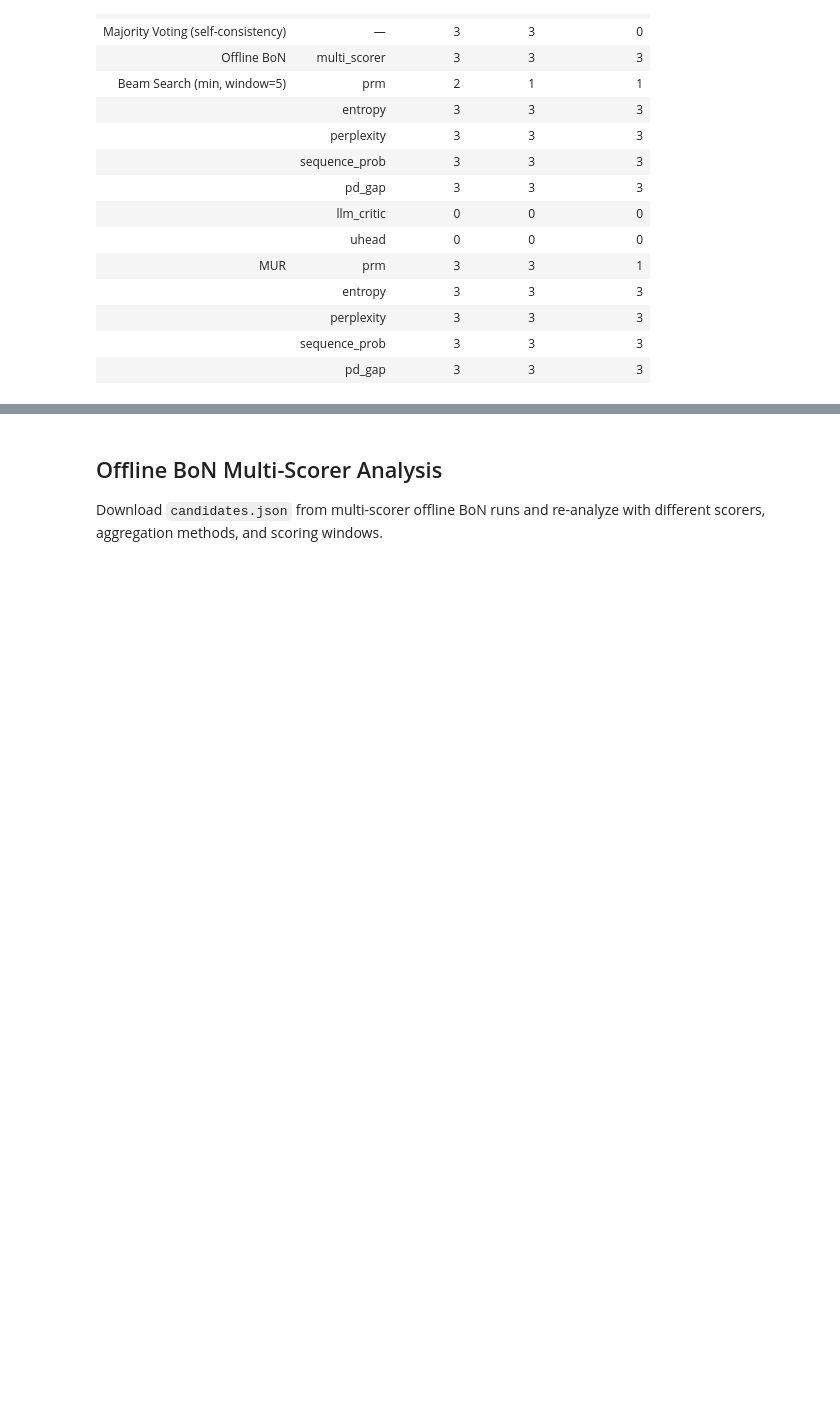
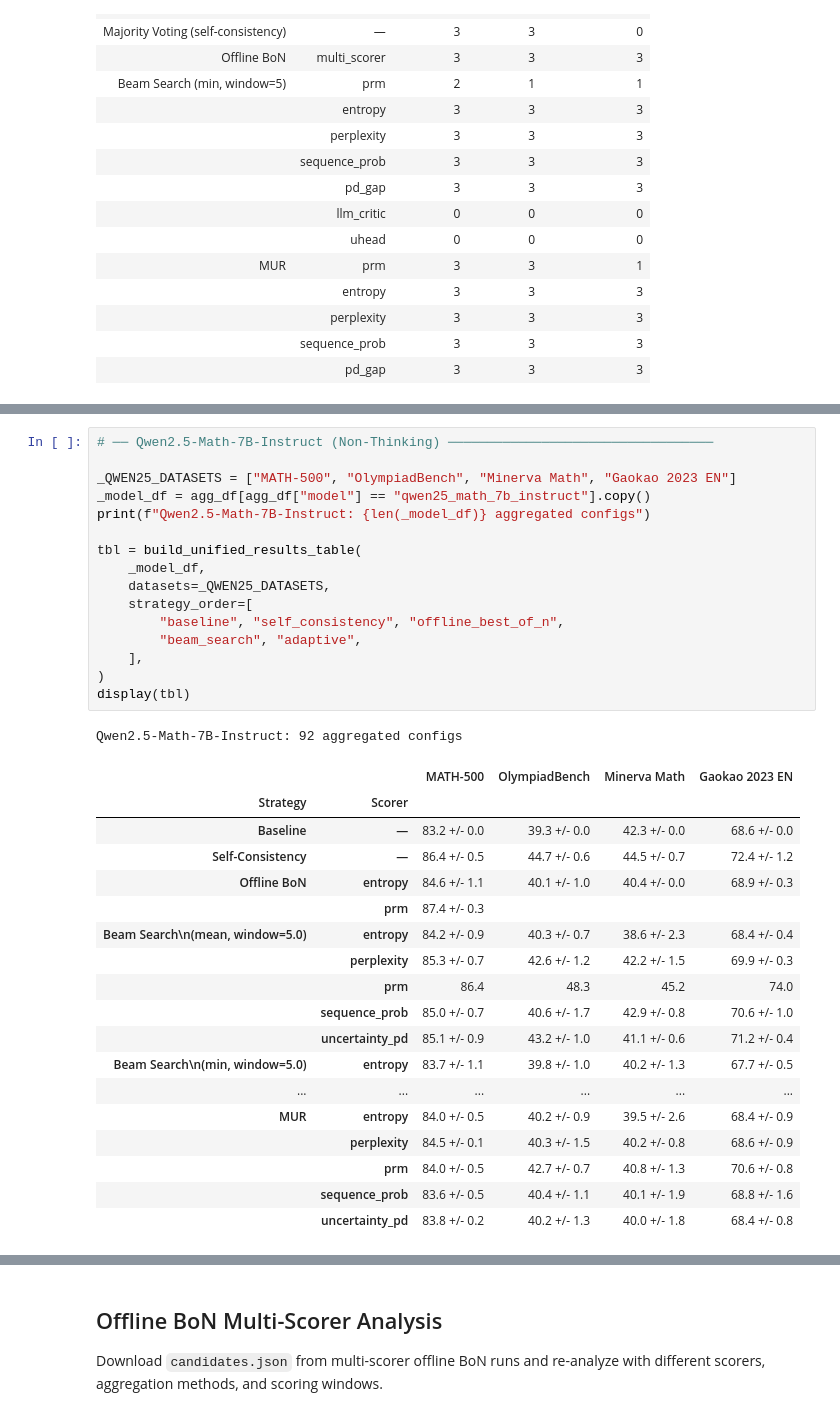
Before and after one commit to IINemo/llm-tts-service, a Jupyter notebook: notebooks/wandb_results_analysis.ipynb, the cells around one changed output, grey strips where cells are left out. Cells and saved outputs as stored; diff of their text form; blank space fills up the shorter version.

```diff
--- a/notebooks/wandb_results_analysis.ipynb
+++ b/notebooks/wandb_results_analysis.ipynb
@@ -2955,0 +2937,36 @@ Compute Efficiency Overview
+# %%
+# ── Qwen2.5-Math-7B-Instruct (Non-Thinking) ──────────────────────────────────
+
+_QWEN25_DATASETS = ["MATH-500", "OlympiadBench", "Minerva Math", "Gaokao 2023 EN"]
+_model_df = agg_df[agg_df["model"] == "qwen25_math_7b_instruct"].copy()
+print(f"Qwen2.5-Math-7B-Instruct: {len(_model_df)} aggregated configs")
+
+tbl = build_unified_results_table(
+    _model_df,
+    datasets=_QWEN25_DATASETS,
+    strategy_order=[
+        "baseline", "self_consistency", "offline_best_of_n",
+        "beam_search", "adaptive",
+    ],
+)
+display(tbl)
+# %% [output]
+Qwen2.5-Math-7B-Instruct: 92 aggregated configs
+|  |  | MATH-500 | OlympiadBench | Minerva Math | Gaokao 2023 EN |
+| Strategy | Scorer |  |  |  |  |
+| Baseline | — | 83.2 +/- 0.0 | 39.3 +/- 0.0 | 42.3 +/- 0.0 | 68.6 +/- 0.0 |
+| Self-Consistency | — | 86.4 +/- 0.5 | 44.7 +/- 0.6 | 44.5 +/- 0.7 | 72.4 +/- 1.2 |
+| Offline BoN | entropy | 84.6 +/- 1.1 | 40.1 +/- 1.0 | 40.4 +/- 0.0 | 68.9 +/- 0.3 |
+|  | prm | 87.4 +/- 0.3 |  |  |  |
+| Beam Search\n(mean, window=5.0) | entropy | 84.2 +/- 0.9 | 40.3 +/- 0.7 | 38.6 +/- 2.3 | 68.4 +/- 0.4 |
+|  | perplexity | 85.3 +/- 0.7 | 42.6 +/- 1.2 | 42.2 +/- 1.5 | 69.9 +/- 0.3 |
+|  | prm | 86.4 | 48.3 | 45.2 | 74.0 |
+|  | sequence_prob | 85.0 +/- 0.7 | 40.6 +/- 1.7 | 42.9 +/- 0.8 | 70.6 +/- 1.0 |
+|  | uncertainty_pd | 85.1 +/- 0.9 | 43.2 +/- 1.0 | 41.1 +/- 0.6 | 71.2 +/- 0.4 |
+| Beam Search\n(min, window=5.0) | entropy | 83.7 +/- 1.1 | 39.8 +/- 1.0 | 40.2 +/- 1.3 | 67.7 +/- 0.5 |
+| ... | ... | ... | ... | ... | ... |
+| MUR | entropy | 84.0 +/- 0.5 | 40.2 +/- 0.9 | 39.5 +/- 2.6 | 68.4 +/- 0.9 |
+|  | perplexity | 84.5 +/- 0.1 | 40.3 +/- 1.5 | 40.2 +/- 0.8 | 68.6 +/- 0.9 |
+|  | prm | 84.0 +/- 0.5 | 42.7 +/- 0.7 | 40.8 +/- 1.3 | 70.6 +/- 0.8 |
+|  | sequence_prob | 83.6 +/- 0.5 | 40.4 +/- 1.1 | 40.1 +/- 1.9 | 68.8 +/- 1.6 |
+|  | uncertainty_pd | 83.8 +/- 0.2 | 40.2 +/- 1.3 | 40.0 +/- 1.8 | 68.4 +/- 0.8 |
```
Also changed, not shown: parts of 17 cells of this notebook, 1 other file.
